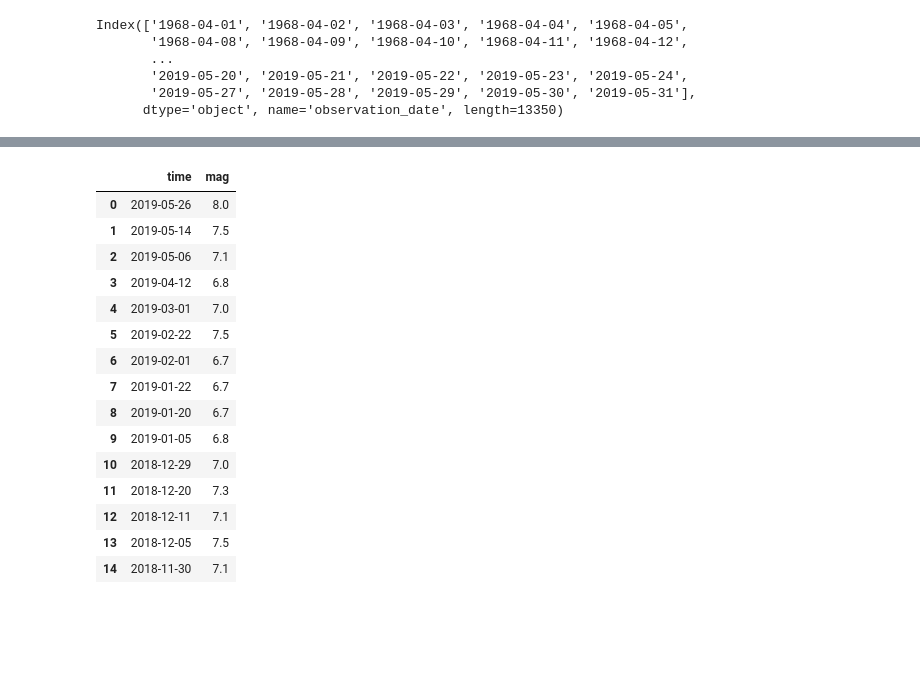
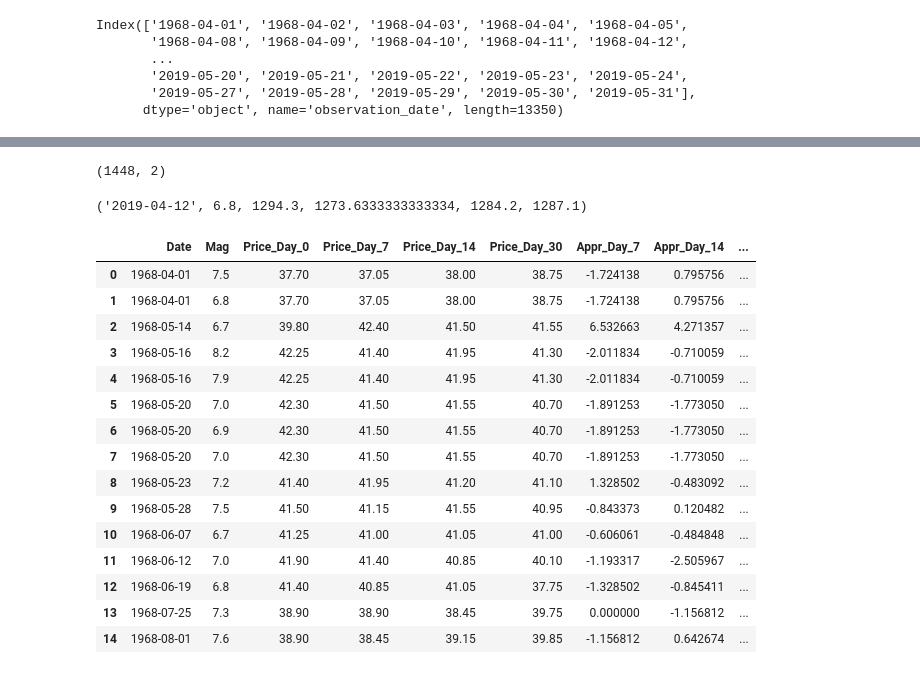
Before and after one commit to labs13-quake-viewer/ds-notebooks, a Jupyter notebook: Lambda_Labs_Gold_Analysis.ipynb, the cells around one changed output, grey strips where cells are left out. Drawn from its saved outputs; the diff is of its cells as text; code cells hidden in the pictures; blank space fills up the shorter version.

Commit message:
Winston completed notebook for Earthquake-Gold price analysis

```diff
--- a/Lambda_Labs_Gold_Analysis.ipynb
+++ b/Lambda_Labs_Gold_Analysis.ipynb
@@ -156,5 +138,0 @@ df.sample(12)
-# %%
-for _, row in df.iterrows():
-  if gold[gold['observation_date'].equals(row.time)]:
-    item = gold.loc[gold['observation_date'] == row.time]
-    print(item)
@@ -163,3 +159,3 @@ KeyError: ignored
 # %%
-df1 = gold.set_index('observation_date')
+df_gold = gold.set_index('observation_date')
 # %%
@@ -201,16 +197,3 @@ Index(['1968-04-01', '1968-04-02', '1968-04-03', '1968-04-04', '1968-04-05',
        '2019-05-20', '2019-05-21', '2019-05-22', '2019-05-23', '2019-05-24',
        '2019-05-27', '2019-05-28', '2019-05-29', '2019-05-30', '2019-05-31'],
       dtype='object', name='observation_date', length=13350)
-# %%
-import datetime
-for _, row in df.iterrows():
-  #print(row)
-  t2 = pd.to_datetime(row.time).date() + datetime.timedelta(days=30)
-
-  if row.time in df1.index:
-    print(df1.loc[row.time].closing_price)
-  else:
-    t1 = pd.to_datetime(row.time).date() + datetime.timedelta(days=2)
-    t2 = pd.to_datetime(row.time).date() + datetime.timedelta(days=30)
-    print(df1.loc[t1.strftime('%Y-%m-%d')].closing_price, t1.strftime('%Y-%m-%d'), t2.strftime('%Y-%m-%d'))
-    #print(t.strftime('%Y-%m-%d'))
@@ -254,0 +200,4 @@ df1.tail(15)
+# %%
+df_quakes.shape
+# %% [output]
+(1448, 2)
@@ -255,19 +259,25 @@ df1.tail(15)
+# %%
+x
+# %% [output]
+('2019-04-12', 6.8, 1294.3, 1273.6333333333334, 1284.2, 1287.1)
+# %%
+df_quake_gold = pd.DataFrame(data=data, columns=['Date', 'Mag', 'Price_Day_0', 'Price_Day_7', 'Price_Day_14', 'Price_Day_30'])
 # %%
-df.head(15)
+df_quake_gold.head(15)
 # %% [output]
-|  | time | mag |
-| 0 | 2019-05-26 | 8.0 |
-| 1 | 2019-05-14 | 7.5 |
-| 2 | 2019-05-06 | 7.1 |
-| 3 | 2019-04-12 | 6.8 |
-| 4 | 2019-03-01 | 7.0 |
-| 5 | 2019-02-22 | 7.5 |
-| 6 | 2019-02-01 | 6.7 |
-| 7 | 2019-01-22 | 6.7 |
-| 8 | 2019-01-20 | 6.7 |
-| 9 | 2019-01-05 | 6.8 |
-| 10 | 2018-12-29 | 7.0 |
-| 11 | 2018-12-20 | 7.3 |
-| 12 | 2018-12-11 | 7.1 |
-| 13 | 2018-12-05 | 7.5 |
-| 14 | 2018-11-30 | 7.1 |
+|  | Date | Mag | Price_Day_0 | Price_Day_7 | Price_Day_14 | Price_Day_30 | Appr_Day_7 | Appr_Day_14 | ... |
+| 0 | 1968-04-01 | 7.5 | 37.70 | 37.05 | 38.00 | 38.75 | -1.724138 | 0.795756 | ... |
+| 1 | 1968-04-01 | 6.8 | 37.70 | 37.05 | 38.00 | 38.75 | -1.724138 | 0.795756 | ... |
+| 2 | 1968-05-14 | 6.7 | 39.80 | 42.40 | 41.50 | 41.55 | 6.532663 | 4.271357 | ... |
+| 3 | 1968-05-16 | 8.2 | 42.25 | 41.40 | 41.95 | 41.30 | -2.011834 | -0.710059 | ... |
+| 4 | 1968-05-16 | 7.9 | 42.25 | 41.40 | 41.95 | 41.30 | -2.011834 | -0.710059 | ... |
+| 5 | 1968-05-20 | 7.0 | 42.30 | 41.50 | 41.55 | 40.70 | -1.891253 | -1.773050 | ... |
+| 6 | 1968-05-20 | 6.9 | 42.30 | 41.50 | 41.55 | 40.70 | -1.891253 | -1.773050 | ... |
+| 7 | 1968-05-20 | 7.0 | 42.30 | 41.50 | 41.55 | 40.70 | -1.891253 | -1.773050 | ... |
+| 8 | 1968-05-23 | 7.2 | 41.40 | 41.95 | 41.20 | 41.10 | 1.328502 | -0.483092 | ... |
+| 9 | 1968-05-28 | 7.5 | 41.50 | 41.15 | 41.55 | 40.95 | -0.843373 | 0.120482 | ... |
+| 10 | 1968-06-07 | 6.7 | 41.25 | 41.00 | 41.05 | 41.00 | -0.606061 | -0.484848 | ... |
+| 11 | 1968-06-12 | 7.0 | 41.90 | 41.40 | 40.85 | 40.10 | -1.193317 | -2.505967 | ... |
+| 12 | 1968-06-19 | 6.8 | 41.40 | 40.85 | 41.05 | 37.75 | -1.328502 | -0.845411 | ... |
+| 13 | 1968-07-25 | 7.3 | 38.90 | 38.90 | 38.45 | 39.75 | 0.000000 | -1.156812 | ... |
+| 14 | 1968-08-01 | 7.6 | 38.90 | 38.45 | 39.15 | 39.85 | -1.156812 | 0.642674 | ... |
```
Also changed, not shown: parts of 22 cells of this notebook.
